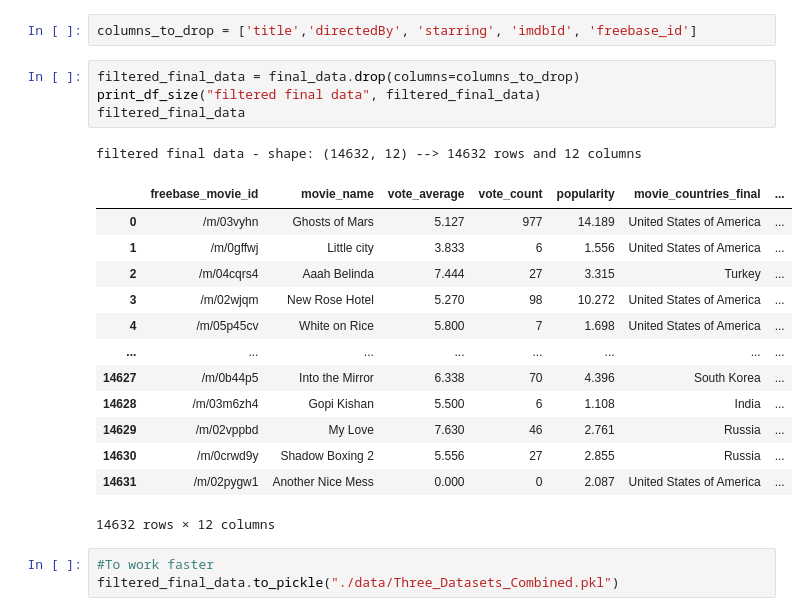
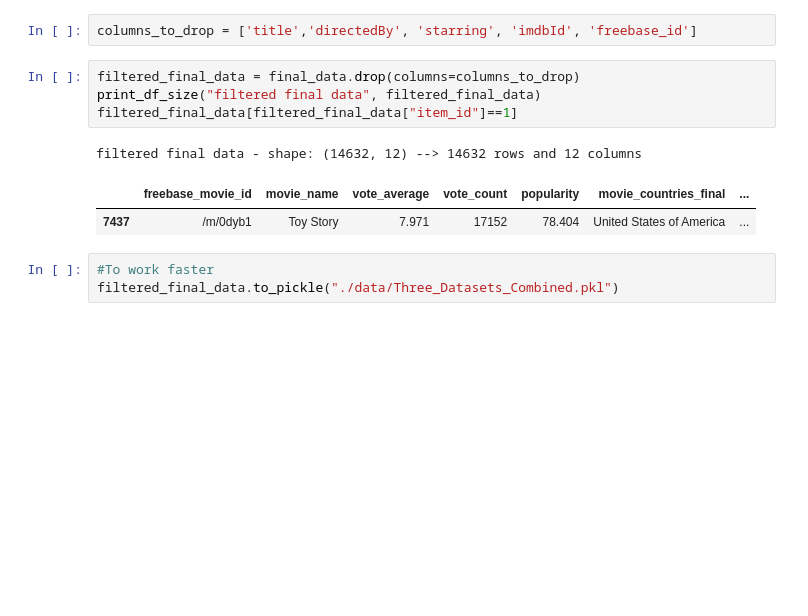
Before and after one commit to epfl-ada/ada-2024-project-gear5, a Jupyter notebook: data_exploration.ipynb, the cells around one changed output. Drawn from its saved outputs; the diff is of its cells as text; blank space fills up the shorter version.

```diff
--- a/data_exploration.ipynb
+++ b/data_exploration.ipynb
@@ -347,22 +347,11 @@ columns_to_drop = ['title','directedBy', 'starring', 'imdbId', 'freebase_id']
 # %%
 filtered_final_data = final_data.drop(columns=columns_to_drop)
 print_df_size("filtered final data", filtered_final_data)
-filtered_final_data
+filtered_final_data[filtered_final_data["item_id"]==1]
 # %% [output]
 filtered final data - shape: (14632, 12) --> 14632 rows and 12 columns
 |  | freebase_movie_id | movie_name | vote_average | vote_count | popularity | movie_countries_final | ... |
-| 0 | /m/03vyhn | Ghosts of Mars | 5.127 | 977 | 14.189 | United States of America | ... |
-| 1 | /m/0gffwj | Little city | 3.833 | 6 | 1.556 | United States of America | ... |
-| 2 | /m/04cqrs4 | Aaah Belinda | 7.444 | 27 | 3.315 | Turkey | ... |
-| 3 | /m/02wjqm | New Rose Hotel | 5.270 | 98 | 10.272 | United States of America | ... |
-| 4 | /m/05p45cv | White on Rice | 5.800 | 7 | 1.698 | United States of America | ... |
-| ... | ... | ... | ... | ... | ... | ... | ... |
-| 14627 | /m/0b44p5 | Into the Mirror | 6.338 | 70 | 4.396 | South Korea | ... |
-| 14628 | /m/03m6zh4 | Gopi Kishan | 5.500 | 6 | 1.108 | India | ... |
-| 14629 | /m/02vppbd | My Love | 7.630 | 46 | 2.761 | Russia | ... |
-| 14630 | /m/0crwd9y | Shadow Boxing 2 | 5.556 | 27 | 2.855 | Russia | ... |
-| 14631 | /m/02pygw1 | Another Nice Mess | 0.000 | 0 | 2.087 | United States of America | ... |
+| 7437 | /m/0dyb1 | Toy Story | 7.971 | 17152 | 78.404 | United States of America | ... |
-14632 rows × 12 columns
 # %%
 #To work faster
 filtered_final_data.to_pickle("./data/Three_Datasets_Combined.pkl")
```
Also changed, not shown: parts of 7 cells of this notebook, 4 other files.
